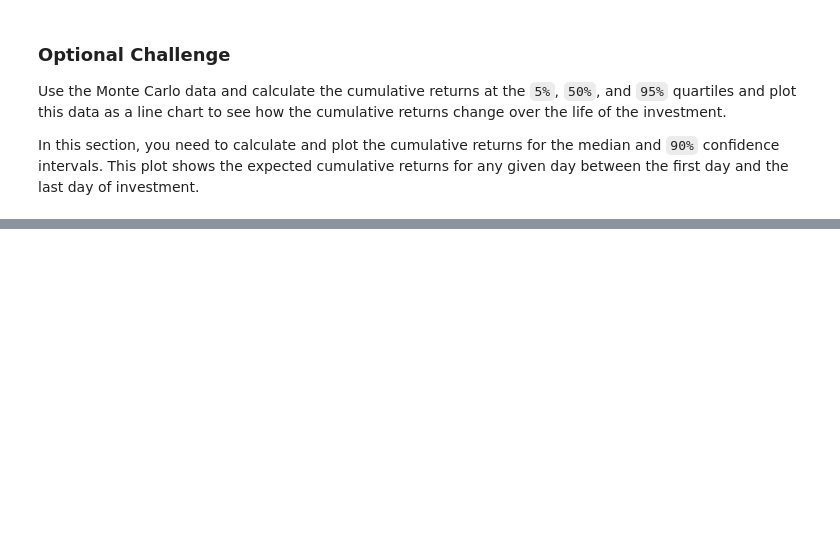
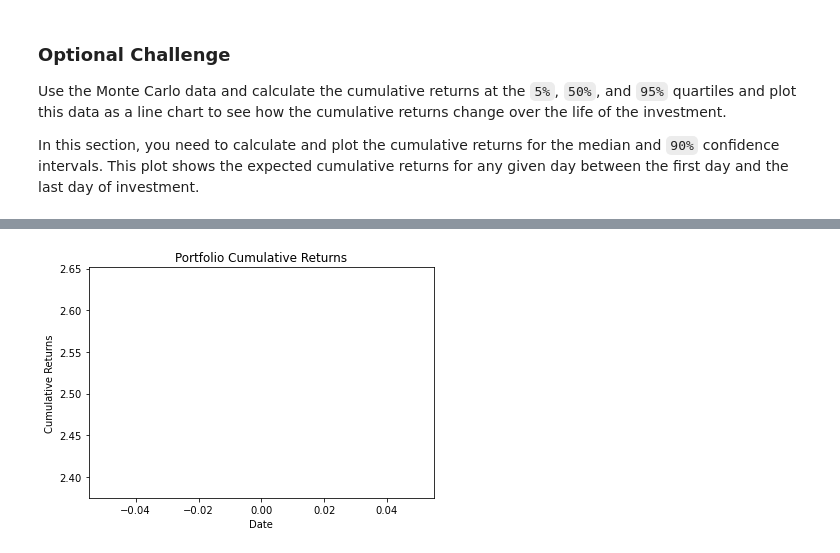
Before and after one commit to JessicaDeCunha/Retirement-Financial-Planning-using-APIs, a Jupyter notebook: completed_portfolio_planner.ipynb, the cells around one changed output, grey strips where cells are left out. Drawn from its saved outputs; the diff is of its cells as text; code cells hidden in the pictures; blank space fills up the shorter version.

```diff
--- a/completed_portfolio_planner.ipynb
+++ b/completed_portfolio_planner.ipynb
@@ -307,3 +336,14 @@ proj_returns.plot(figsize=(20,10), title='Cumulative Return Quantiles over 30 ye
+# %%
+# Plot the cumulative returns over time
+fig = plt.figure()
+ax1 = fig.add_axes([0.1,0.1,0.8,0.8])
+ax1.plot(cumulative_ret)
+ax1.set_xlabel('Date')
+ax1.set_ylabel("Cumulative Returns")
+ax1.set_title("Portfolio Cumulative Returns")
+plt.show();
+# %% [output]
+[figure, added]
 # %%
 # Compute portfolio performance over time
 
```
Also changed, not shown: parts of 18 cells of this notebook, 7 other files.
